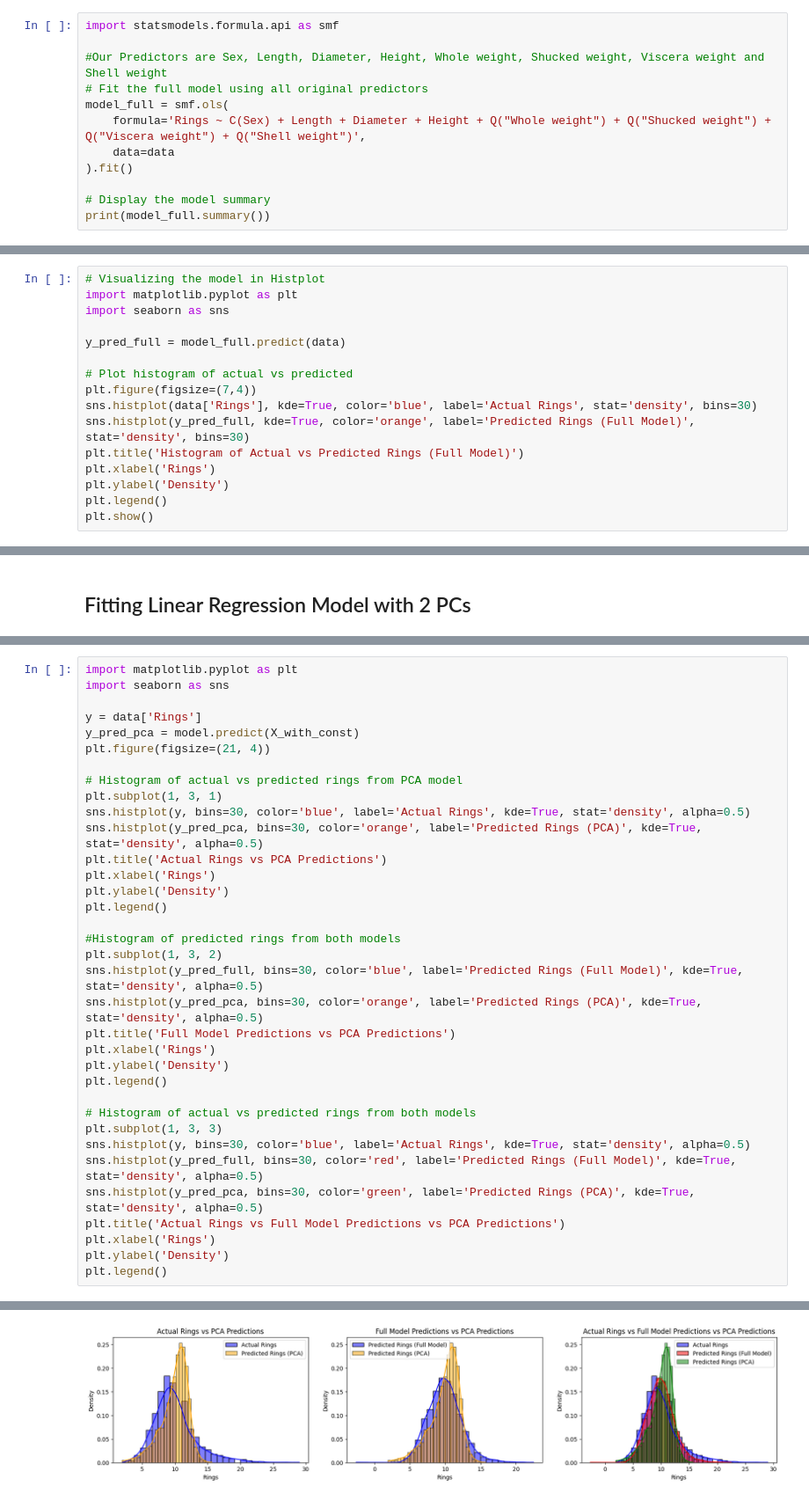
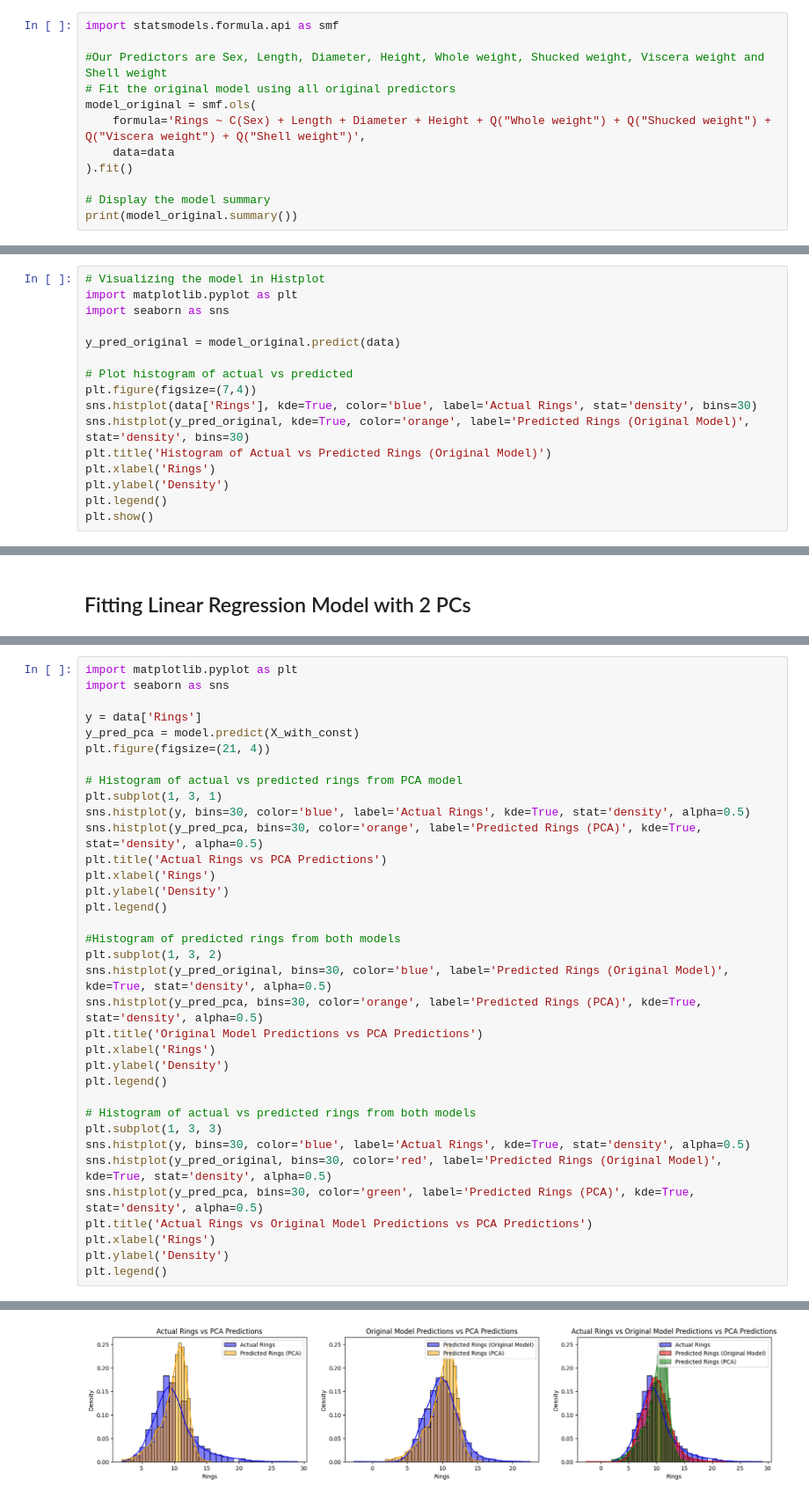
Before and after one commit to yashsavani19/Abalone-Age-Prediction-Analysis, a Jupyter notebook: notebooks/2_Regression_Model.ipynb, the cells around one changed output, grey strips where cells are left out. Shown: that part at 88% size. Saved outputs shown, nothing was run; the diff lists cells and outputs as text.

```diff
--- a/notebooks/2_Regression_Model.ipynb
+++ b/notebooks/2_Regression_Model.ipynb
@@ -86,14 +71,14 @@ Overall, this regression model explains about 35% of the variation in Rings, ind
 import statsmodels.formula.api as smf
 
 #Our Predictors are Sex, Length, Diameter, Height, Whole weight, Shucked weight, Viscera weight and Shell weight
-# Fit the full model using all original predictors
-model_full = smf.ols(
+# Fit the original model using all original predictors
+model_original = smf.ols(
     formula='Rings ~ C(Sex) + Length + Diameter + Height + Q("Whole weight") + Q("Shucked weight") + Q("Viscera weight") + Q("Shell weight")',
     data=data
 ).fit()
 
 # Display the model summary
-print(model_full.summary())
+print(model_original.summary())
 # %% [output]
                             OLS Regression Results
 ==============================================================================
@@ -117,13 +102,13 @@ Notes:
 import matplotlib.pyplot as plt
 import seaborn as sns
 
-y_pred_full = model_full.predict(data)
+y_pred_original = model_original.predict(data)
 
 # Plot histogram of actual vs predicted
 plt.figure(figsize=(7,4))
 sns.histplot(data['Rings'], kde=True, color='blue', label='Actual Rings', stat='density', bins=30)
-sns.histplot(y_pred_full, kde=True, color='orange', label='Predicted Rings (Full Model)', stat='density', bins=30)
-plt.title('Histogram of Actual vs Predicted Rings (Full Model)')
+sns.histplot(y_pred_original, kde=True, color='orange', label='Predicted Rings (Original Model)', stat='density', bins=30)
+plt.title('Histogram of Actual vs Predicted Rings (Original Model)')
 plt.xlabel('Rings')
 plt.ylabel('Density')
 plt.legend()
@@ -273,35 +233,35 @@ import seaborn as sns
 
 y = data['Rings']
 y_pred_pca = model.predict(X_with_const)
 plt.figure(figsize=(21, 4))
 
 # Histogram of actual vs predicted rings from PCA model
 plt.subplot(1, 3, 1)
 sns.histplot(y, bins=30, color='blue', label='Actual Rings', kde=True, stat='density', alpha=0.5)
 sns.histplot(y_pred_pca, bins=30, color='orange', label='Predicted Rings (PCA)', kde=True, stat='density', alpha=0.5)
 plt.title('Actual Rings vs PCA Predictions')
 plt.xlabel('Rings')
 plt.ylabel('Density')
 plt.legend()
 
 #Histogram of predicted rings from both models
 plt.subplot(1, 3, 2)
-sns.histplot(y_pred_full, bins=30, color='blue', label='Predicted Rings (Full Model)', kde=True, stat='density', alpha=0.5)
+sns.histplot(y_pred_original, bins=30, color='blue', label='Predicted Rings (Original Model)', kde=True, stat='density', alpha=0.5)
 sns.histplot(y_pred_pca, bins=30, color='orange', label='Predicted Rings (PCA)', kde=True, stat='density', alpha=0.5)
-plt.title('Full Model Predictions vs PCA Predictions')
+plt.title('Original Model Predictions vs PCA Predictions')
 plt.xlabel('Rings')
 plt.ylabel('Density')
 plt.legend()
 
 # Histogram of actual vs predicted rings from both models
 plt.subplot(1, 3, 3)
 sns.histplot(y, bins=30, color='blue', label='Actual Rings', kde=True, stat='density', alpha=0.5)
-sns.histplot(y_pred_full, bins=30, color='red', label='Predicted Rings (Full Model)', kde=True, stat='density', alpha=0.5)
+sns.histplot(y_pred_original, bins=30, color='red', label='Predicted Rings (Original Model)', kde=True, stat='density', alpha=0.5)
 sns.histplot(y_pred_pca, bins=30, color='green', label='Predicted Rings (PCA)', kde=True, stat='density', alpha=0.5)
-plt.title('Actual Rings vs Full Model Predictions vs PCA Predictions')
+plt.title('Actual Rings vs Original Model Predictions vs PCA Predictions')
 plt.xlabel('Rings')
 plt.ylabel('Density')
 plt.legend()
 # %% [output]
 <matplotlib.legend.Legend at 0x...>
-[figure, old version]
+[figure, new version]
```
Also changed, not shown: parts of 13 cells of this notebook, 2 other files.
